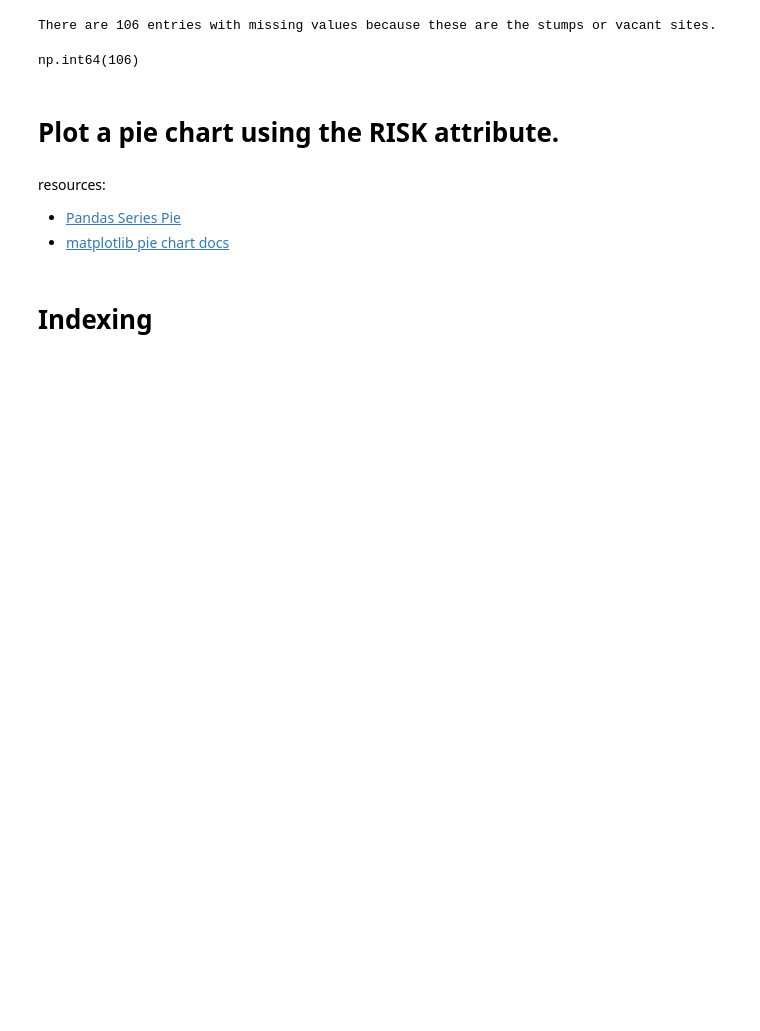
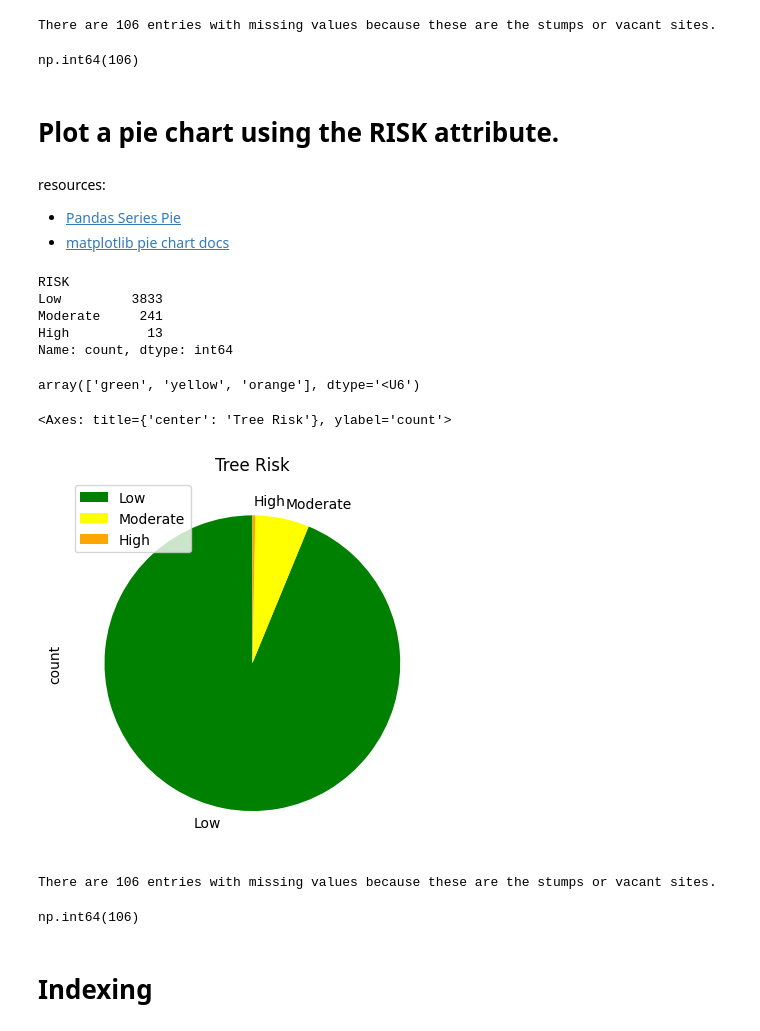
Before and after one commit to KunleAdeyanju/DataEngineering.Labs.CityOfNewarkDETreeSurvey, a Jupyter notebook: newark_de_tree_survey.ipynb, the cells around one changed output. Drawn from its saved outputs; the diff is of its cells as text; code cells hidden in the pictures; blank space fills up the shorter version.

Commit message:
done with pie chart

```diff
--- a/newark_de_tree_survey.ipynb
+++ b/newark_de_tree_survey.ipynb
@@ -216,16 +216,38 @@ resources:
 # %%
 # How can we determine all of the possible values describing the RISK associated with each tree
 # along with the corresponding row counts?
+r = streamlined_tree_data_df['RISK'].value_counts()
+r
+# %% [output]
+RISK
+Low         3833
+Moderate     241
+High          13
+Name: count, dtype: int64
 # %%
 # Create an array containing the colors green, yellow, and orange
 # When we create our pie chart, the colors should be associated with the attributes according to the specifications below:
 # Green -> Low
 # Yellow -> Moderate
 # Orange -> High
+chart_colors = np.array(['green', 'yellow', 'orange'])
+chart_colors
+# %% [output]
+array(['green', 'yellow', 'orange'], dtype='<U6')
 # %%
 # Plot the pie chart here
+r.plot.pie(title='Tree Risk', colors=chart_colors,  startangle=90, legend=True)
+# %% [output]
+<Axes: title={'center': 'Tree Risk'}, ylabel='count'>
+[figure, added]
 # %%
 # How many entries have missing values for the RISK attribute? Why are these values missing?
+missing_risk_count = streamlined_tree_data_df['RISK'].isnull().sum()
+print(f'There are {missing_risk_count} entries with missing values because these are the stumps or vacant sites.')
+missing_risk_count
+# %% [output]
+There are 106 entries with missing values because these are the stumps or vacant sites.
+np.int64(106)
 # %% [markdown]
 # Indexing
 # %%
```
